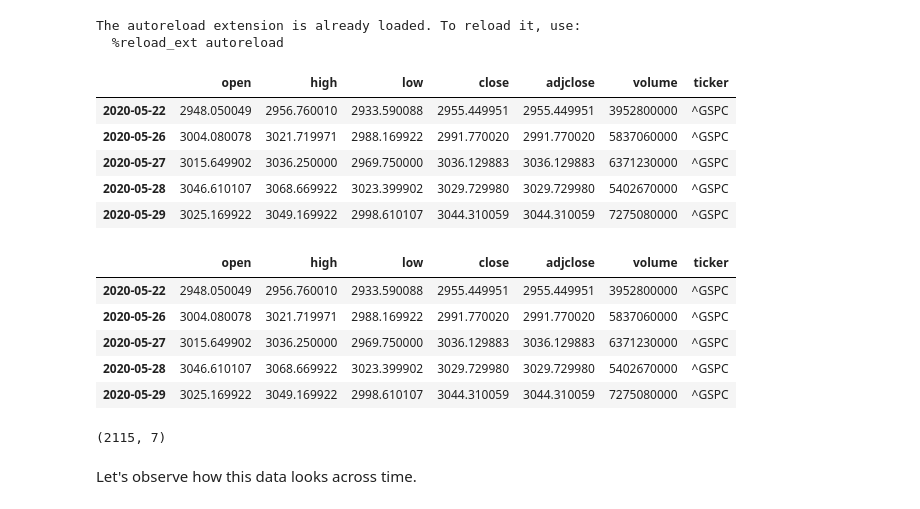
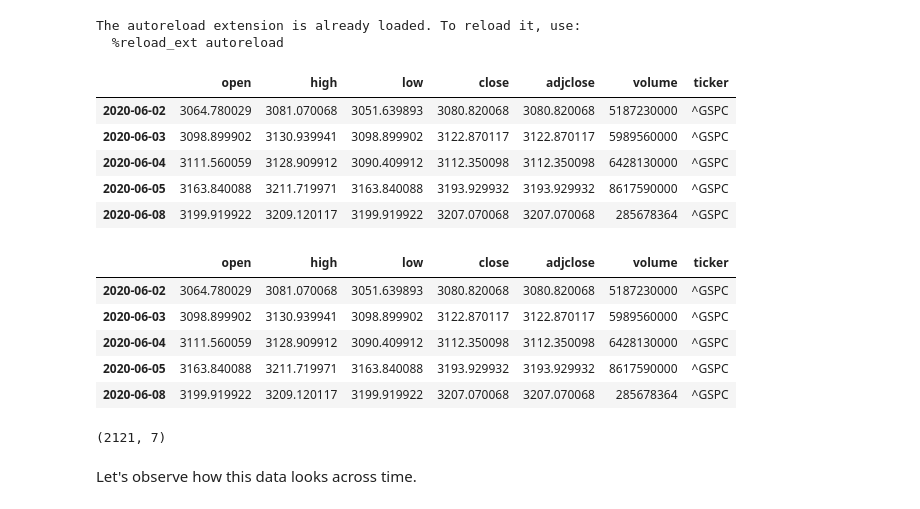
Before and after one commit to kozlowski-j/Stock-Market-Forecast, a Jupyter notebook: Tensorflow_first_model.ipynb, the cells around one changed output. Cells and saved outputs as stored; diff of their text form; code cells hidden in the pictures.

```diff
--- a/Tensorflow_first_model.ipynb
+++ b/Tensorflow_first_model.ipynb
@@ -31,31 +32,32 @@ df['adjclose'].dropna(inplace=True)
 # %%
 ticker = '^GSPC' # ^GSPC is S&P 500 ticker
 HISTORY_START_DATE = '2012-01-01'
 
-df = si.get_data(ticker)
+# df = si.get_data(ticker)
+df = load_ticker_data(ticker)
 df = df[df.index >= HISTORY_START_DATE]
 df['adjclose'].dropna(inplace=True)
 df.tail()
 # %% [output]
 |  | open | high | low | close | adjclose | volume | ticker |
-| 2020-05-22 | 2948.050049 | 2956.760010 | 2933.590088 | 2955.449951 | 2955.449951 | 3952800000 | ^GSPC |
-| 2020-05-26 | 3004.080078 | 3021.719971 | 2988.169922 | 2991.770020 | 2991.770020 | 5837060000 | ^GSPC |
-| 2020-05-27 | 3015.649902 | 3036.250000 | 2969.750000 | 3036.129883 | 3036.129883 | 6371230000 | ^GSPC |
-| 2020-05-28 | 3046.610107 | 3068.669922 | 3023.399902 | 3029.729980 | 3029.729980 | 5402670000 | ^GSPC |
-| 2020-05-29 | 3025.169922 | 3049.169922 | 2998.610107 | 3044.310059 | 3044.310059 | 7275080000 | ^GSPC |
+| 2020-06-02 | 3064.780029 | 3081.070068 | 3051.639893 | 3080.820068 | 3080.820068 | 5187230000 | ^GSPC |
+| 2020-06-03 | 3098.899902 | 3130.939941 | 3098.899902 | 3122.870117 | 3122.870117 | 5989560000 | ^GSPC |
+| 2020-06-04 | 3111.560059 | 3128.909912 | 3090.409912 | 3112.350098 | 3112.350098 | 6428130000 | ^GSPC |
+| 2020-06-05 | 3163.840088 | 3211.719971 | 3163.840088 | 3193.929932 | 3193.929932 | 8617590000 | ^GSPC |
+| 2020-06-08 | 3199.919922 | 3209.120117 | 3199.919922 | 3207.070068 | 3207.070068 | 285678364 | ^GSPC |
 # %%
 df.tail()
 # %% [output]
 |  | open | high | low | close | adjclose | volume | ticker |
-| 2020-05-22 | 2948.050049 | 2956.760010 | 2933.590088 | 2955.449951 | 2955.449951 | 3952800000 | ^GSPC |
-| 2020-05-26 | 3004.080078 | 3021.719971 | 2988.169922 | 2991.770020 | 2991.770020 | 5837060000 | ^GSPC |
-| 2020-05-27 | 3015.649902 | 3036.250000 | 2969.750000 | 3036.129883 | 3036.129883 | 6371230000 | ^GSPC |
-| 2020-05-28 | 3046.610107 | 3068.669922 | 3023.399902 | 3029.729980 | 3029.729980 | 5402670000 | ^GSPC |
-| 2020-05-29 | 3025.169922 | 3049.169922 | 2998.610107 | 3044.310059 | 3044.310059 | 7275080000 | ^GSPC |
+| 2020-06-02 | 3064.780029 | 3081.070068 | 3051.639893 | 3080.820068 | 3080.820068 | 5187230000 | ^GSPC |
+| 2020-06-03 | 3098.899902 | 3130.939941 | 3098.899902 | 3122.870117 | 3122.870117 | 5989560000 | ^GSPC |
+| 2020-06-04 | 3111.560059 | 3128.909912 | 3090.409912 | 3112.350098 | 3112.350098 | 6428130000 | ^GSPC |
+| 2020-06-05 | 3163.840088 | 3211.719971 | 3163.840088 | 3193.929932 | 3193.929932 | 8617590000 | ^GSPC |
+| 2020-06-08 | 3199.919922 | 3209.120117 | 3199.919922 | 3207.070068 | 3207.070068 | 285678364 | ^GSPC |
 # %%
 df.shape
 # %% [output]
-(2115, 7)
+(2121, 7)
 # %% [markdown]
 Let's observe how this data looks across time.
 # %%
```
Also changed, not shown: parts of 40 cells of this notebook, 1 other file.
